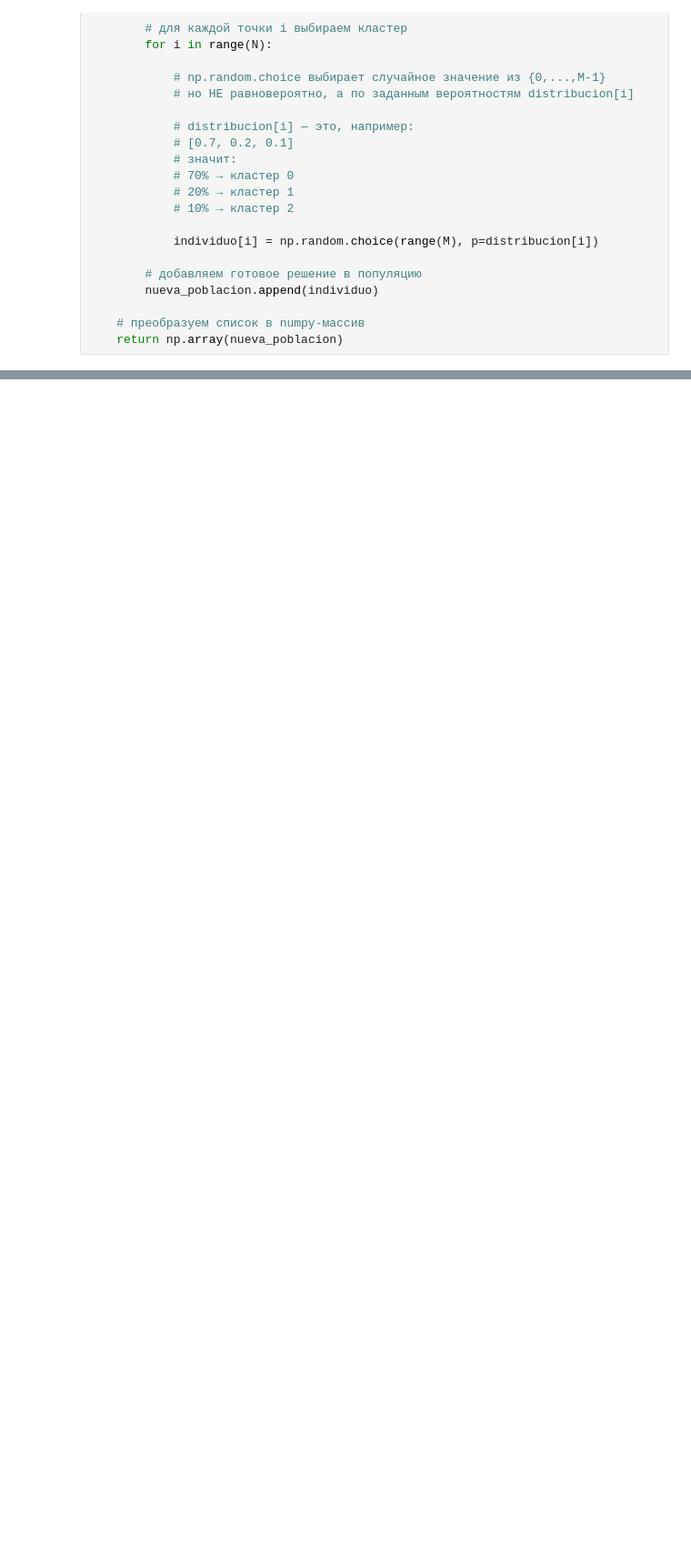
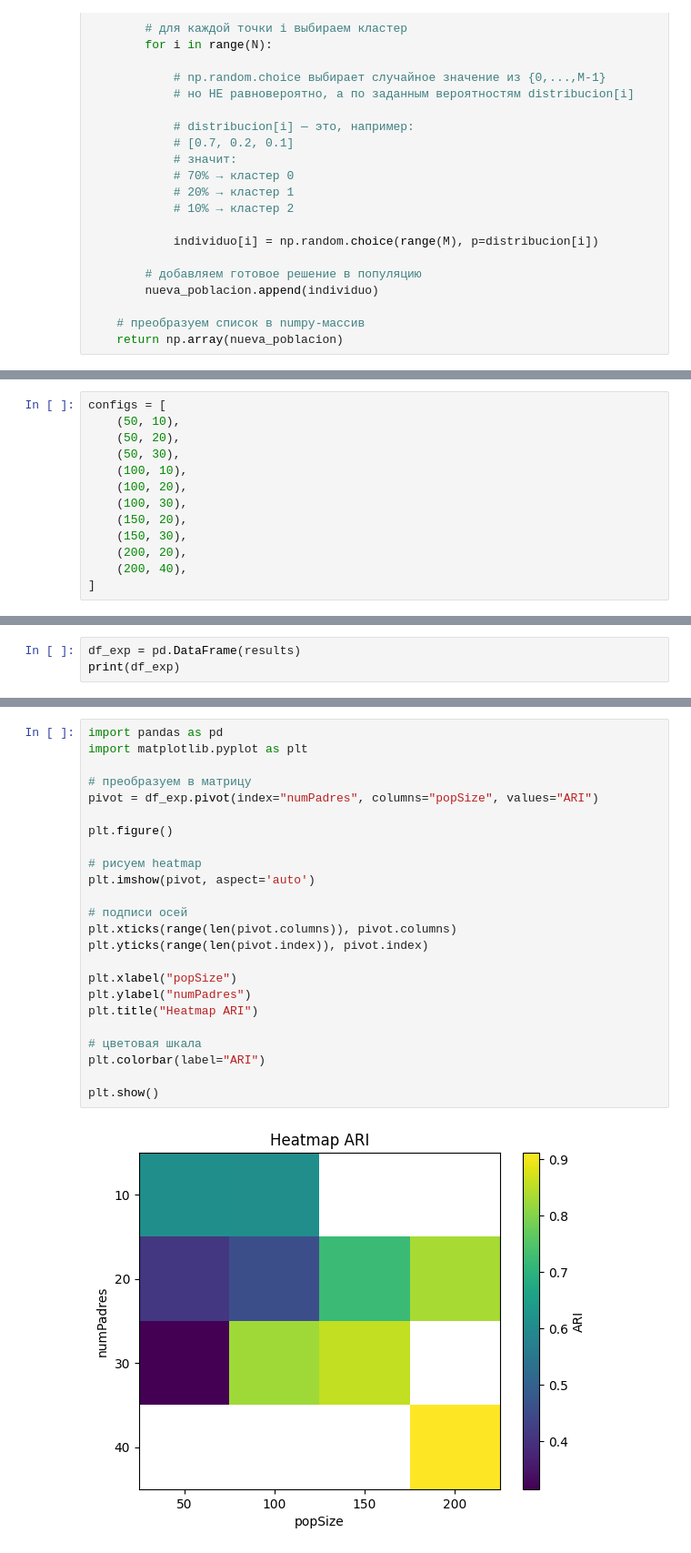
Before and after one commit to Evgesha2022/AB_clustering, a Jupyter notebook: main EDA blobs.ipynb, the cells around one changed output, grey strips where cells are left out. Shown at 91% size. Cells and saved outputs as stored; diff of their text form; blank space fills up the shorter version.

```diff
--- a/main EDA blobs.ipynb
+++ b/main EDA blobs.ipynb
@@ -287,0 +541,13 @@ print(adjusted_rand_score(y_true, mejor_global))
+# %%
+configs = [
+    (50, 10),
+    (50, 20),
+    (50, 30),
+    (100, 10),
+    (100, 20),
+    (100, 30),
+    (150, 20),
+    (150, 30),
+    (200, 20),
+    (200, 40),
+]
@@ -287,0 +587,3 @@ print(adjusted_rand_score(y_true, mejor_global))
+# %%
+df_exp = pd.DataFrame(results)
+print(df_exp)
@@ -287,0 +594,26 @@ print(adjusted_rand_score(y_true, mejor_global))
+# %%
+import pandas as pd
+import matplotlib.pyplot as plt
+
+# преобразуем в матрицу
+pivot = df_exp.pivot(index="numPadres", columns="popSize", values="ARI")
+
+plt.figure()
+
+# рисуем heatmap
+plt.imshow(pivot, aspect='auto')
+
+# подписи осей
+plt.xticks(range(len(pivot.columns)), pivot.columns)
+plt.yticks(range(len(pivot.index)), pivot.index)
+
+plt.xlabel("popSize")
+plt.ylabel("numPadres")
+plt.title("Heatmap ARI")
+
+# цветовая шкала
+plt.colorbar(label="ARI")
+
+plt.show()
+# %% [output]
+[figure, added]
```
Also changed, not shown: parts of 25 cells of this notebook, 5 other files.
